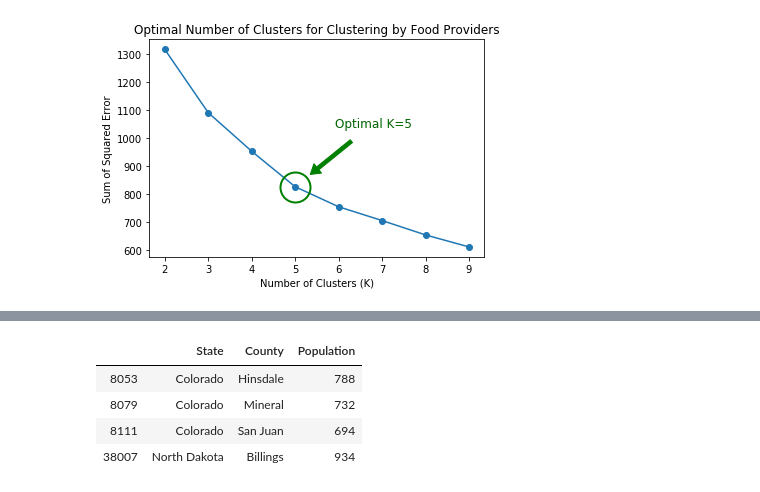
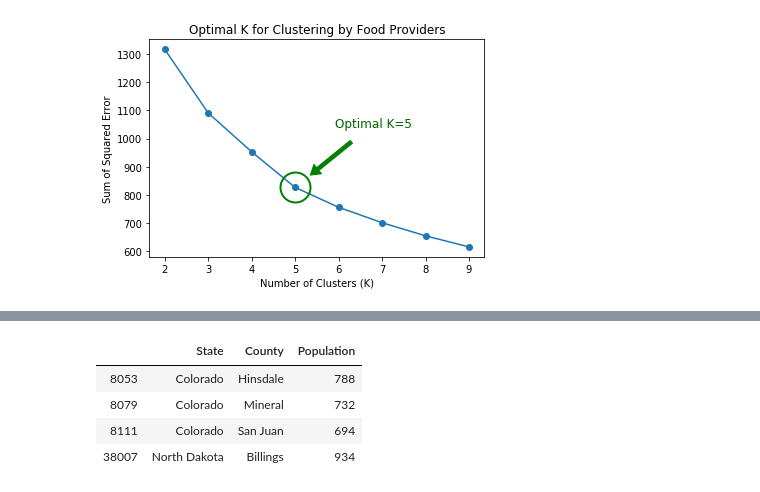
Before and after one commit to PreethiVijai/ML-project, a Jupyter notebook: clustering.ipynb, the cells around one changed output, grey strips where cells are left out. Cells and saved outputs as stored; diff of their text form; code cells hidden in the pictures.

Commit message:
More clustering..

```diff
--- a/clustering.ipynb
+++ b/clustering.ipynb
@@ -9,11 +9,13 @@ from sklearn.cluster import KMeans
 from sklearn.metrics import silhouette_score
 
 class Cluster:
-    def __init__(self, label, columns):
+    def __init__(self, label, columns, population=0):
         self.label = label
         self.columns = columns
 
-        X = data.all_food[columns.keys()]
+        all = data.all.loc[data.all["Population Estimate, 2016"] > population]
+
+        X = all[columns.keys()]
         self.X = X.dropna()
         self.na_count = len(X) - len(self.X)
 
@@ -26,7 +28,7 @@ class Cluster:
         self.labels.name = "Cluster"
 
         # Right join drops things not in labels
-        self.data = data.all.join(self.labels, how="right")
+        self.data = all.join(self.labels, how="right")
 
     def elbow(self, ks=range(2,10)):
         clfs = [KMeans(n_clusters=k).fit(self.X) for k in ks]
@@ -59,7 +61,7 @@ class Cluster:
         )
 
         # Title and labels.
-        plt.title("Optimal Number of Clusters for {}".format(self.label))
+        plt.title("Optimal K for {}".format(self.label))
         plt.ylabel("Sum of Squared Error")
         plt.xlabel("Number of Clusters (K)")
 
@@ -115,14 +117,14 @@ race.clusters
 | 2 | 1038 | 27.740 | 1.683 | 3.043 | ... |
 # %%
 choice = Cluster("Clustering by Food Providers", {
-    "GROCPTH14": "Grocery stores/1,000 pop, 2014",
-    "SUPERCPTH14": "Supercenters & club stores/1,000 pop, 2014",
-    "CONVSPTH14": "Convenience stores/1,000 pop, 2014",
-    "SPECSPTH14": "Specialized food stores/1,000 pop, 2014",
-    "FFRPTH14": "Fast-food restaurants/1,000 pop, 2014",
-    "FSRPTH14": "Full-service restaurants/1,000 pop, 2014",
-    "FMRKTPTH16": "Farmers' markets/1,000 pop, 2016",
+    "GROCPTH14": "Grocery stores per 1,000 People",
+    "SUPERCPTH14": "Supercenters per 1,000 People",
+    "CONVSPTH14": "Convenience stores per 1,000 People",
+    "SPECSPTH14": "Specialized food stores per 1,000 People",
+    "FFRPTH14": "Fast-food restaurants per 1,000 People",
+    "FSRPTH14": "Full-service restaurants per 1,000 People",
+    "FMRKTPTH16": "Farmers' markets per 1,000 People",
 })
 choice.clusters
 # %% [output]
-[figure, old version]
+[figure, new version]
```
Also changed, not shown: parts of 5 cells of this notebook.
